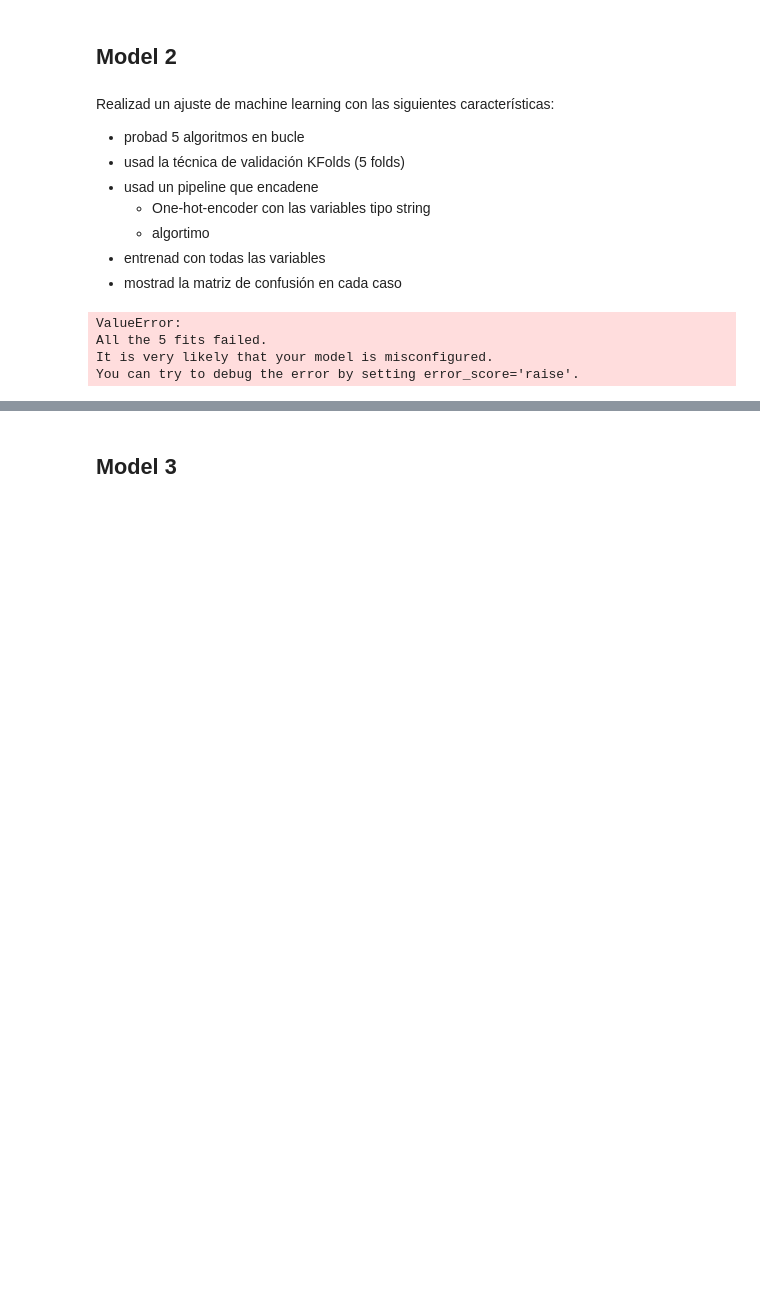
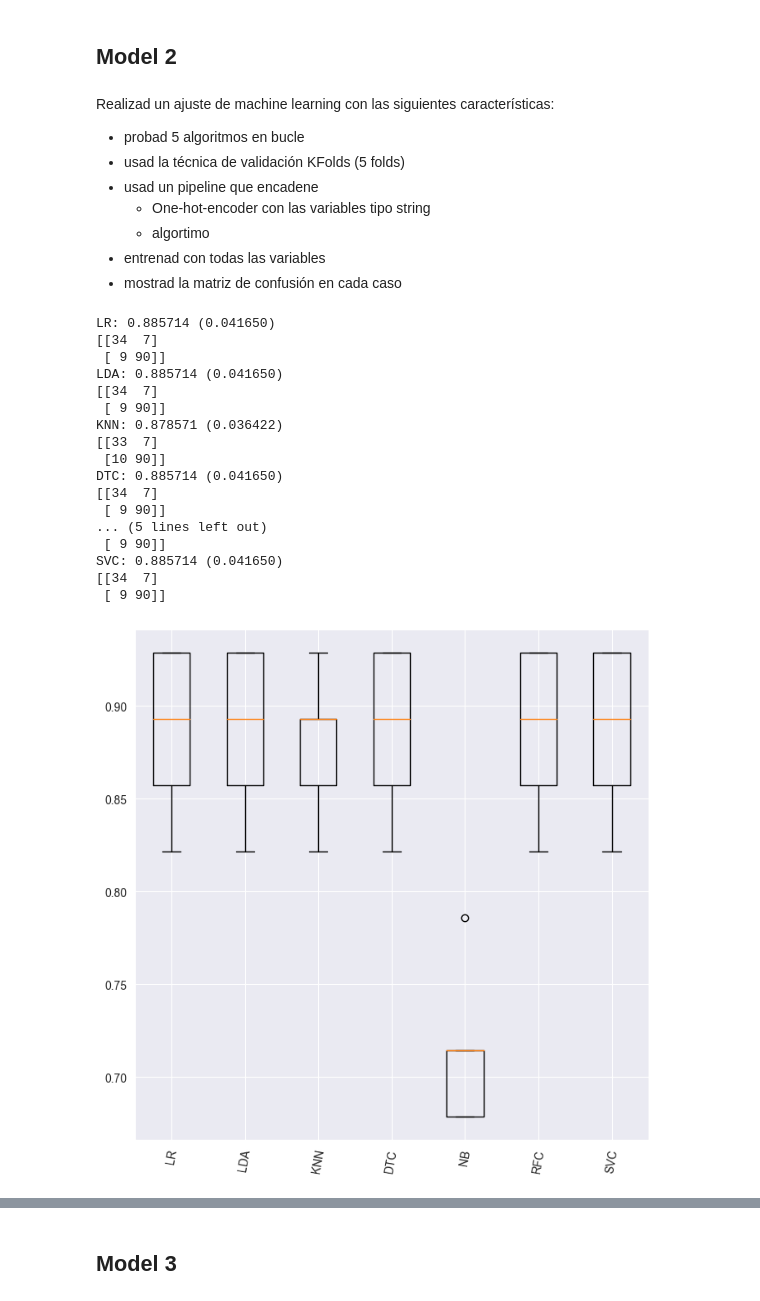
Before and after one commit to Oscarvas/mlpython, a Jupyter notebook: ejercicio2-oscar-vasquez.ipynb, the cells around one changed output, grey strips where cells are left out. Drawn from its saved outputs; the diff is of its cells as text; code cells hidden in the pictures; blank space fills up the shorter version.

```diff
--- a/ejercicio2-oscar-vasquez.ipynb
+++ b/ejercicio2-oscar-vasquez.ipynb
@@ -460,32 +475,47 @@ Realizad un ajuste de machine learning con las siguientes características:
 # %%
 # codigo-alumno
 col_transformer = ColumnTransformer([
-    ('HotEncoder', OneHotEncoder(),['protocol_type', 'service', 'flag'])
+    ('HotEncoder', OneHotEncoder(), var_cat) # ['protocol_type', 'service', 'flag']
 ])
 
 results = []
 names = []
 
-X = df[['duration', 'logged_in', 'count', 'srv_count', 'serror_rate', 'dst_host_srv_count', 'dst_host_srv_serror_rate']]
+# Usaremos todas las variables menos labels
+X = df.drop('labels', axis=1)
 y = df['labels']
 for name, model in models:
 
     pipeline = make_pipeline(col_transformer, model)
 
     cv_technique = KFold(n_splits=5, shuffle=True, random_state=seed)
     cv_results = cross_val_score(pipeline, X, y, cv=cv_technique)
 
     results.append(cv_results)
     names.append(name)
     msg = "%s: %f (%f)" % (name, cv_results.mean(), cv_results.std())
     print(msg)
 
     pred = cross_val_predict(pipeline, X, y, cv=cv_technique)
     print(confusion_matrix(pred, y))
 
 boxplots_algorithms(results, names)
 # %% [output]
-ValueError:
-All the 5 fits failed.
-It is very likely that your model is misconfigured.
-You can try to debug the error by setting error_score='raise'.
+LR: 0.885714 (0.041650)
+[[34  7]
+ [ 9 90]]
+LDA: 0.885714 (0.041650)
+[[34  7]
+ [ 9 90]]
+KNN: 0.878571 (0.036422)
+[[33  7]
+ [10 90]]
+DTC: 0.885714 (0.041650)
+[[34  7]
+ [ 9 90]]
+... (5 lines left out)
+ [ 9 90]]
+SVC: 0.885714 (0.041650)
+[[34  7]
+ [ 9 90]]
+[figure, added]
```
Also changed, not shown: parts of 7 cells of this notebook.
